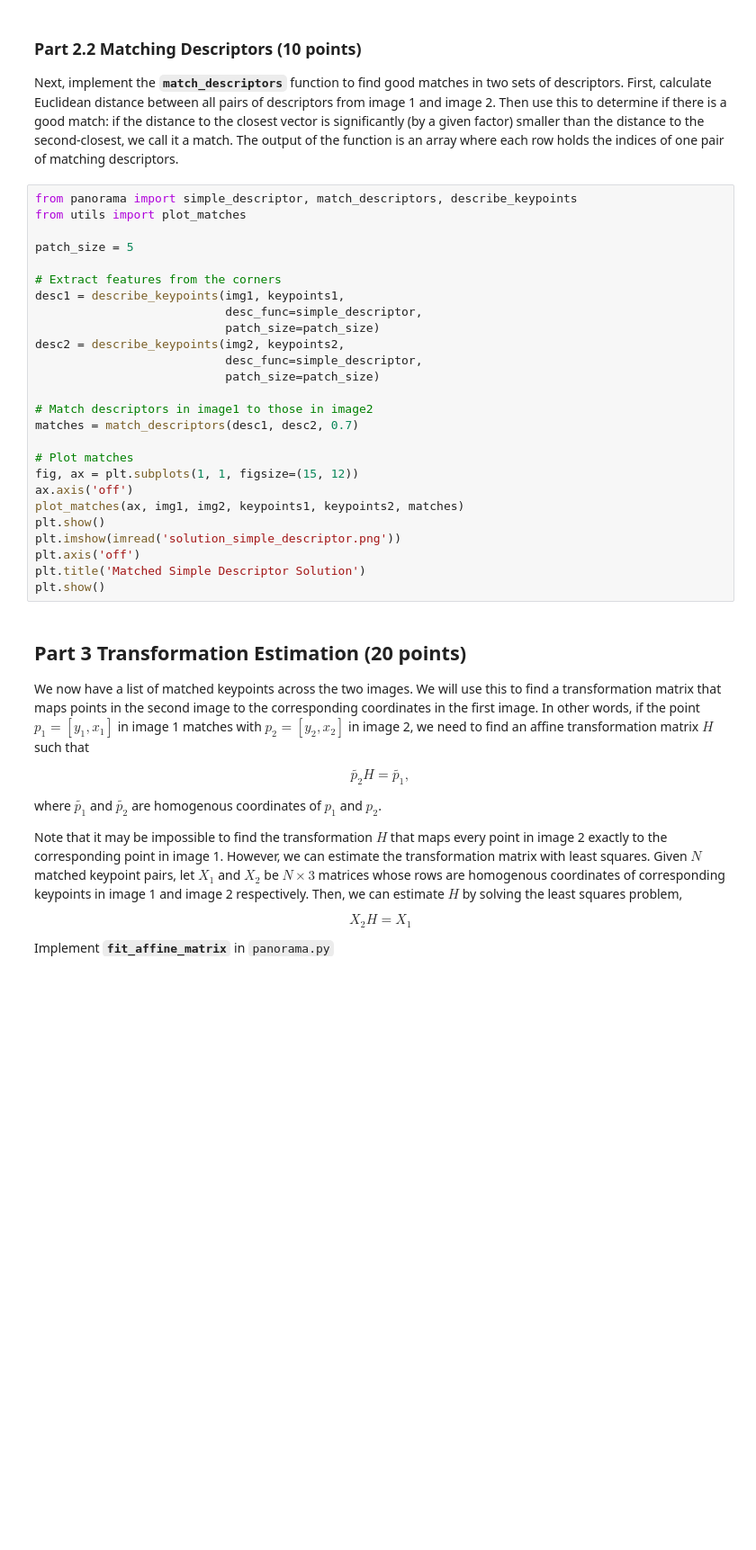
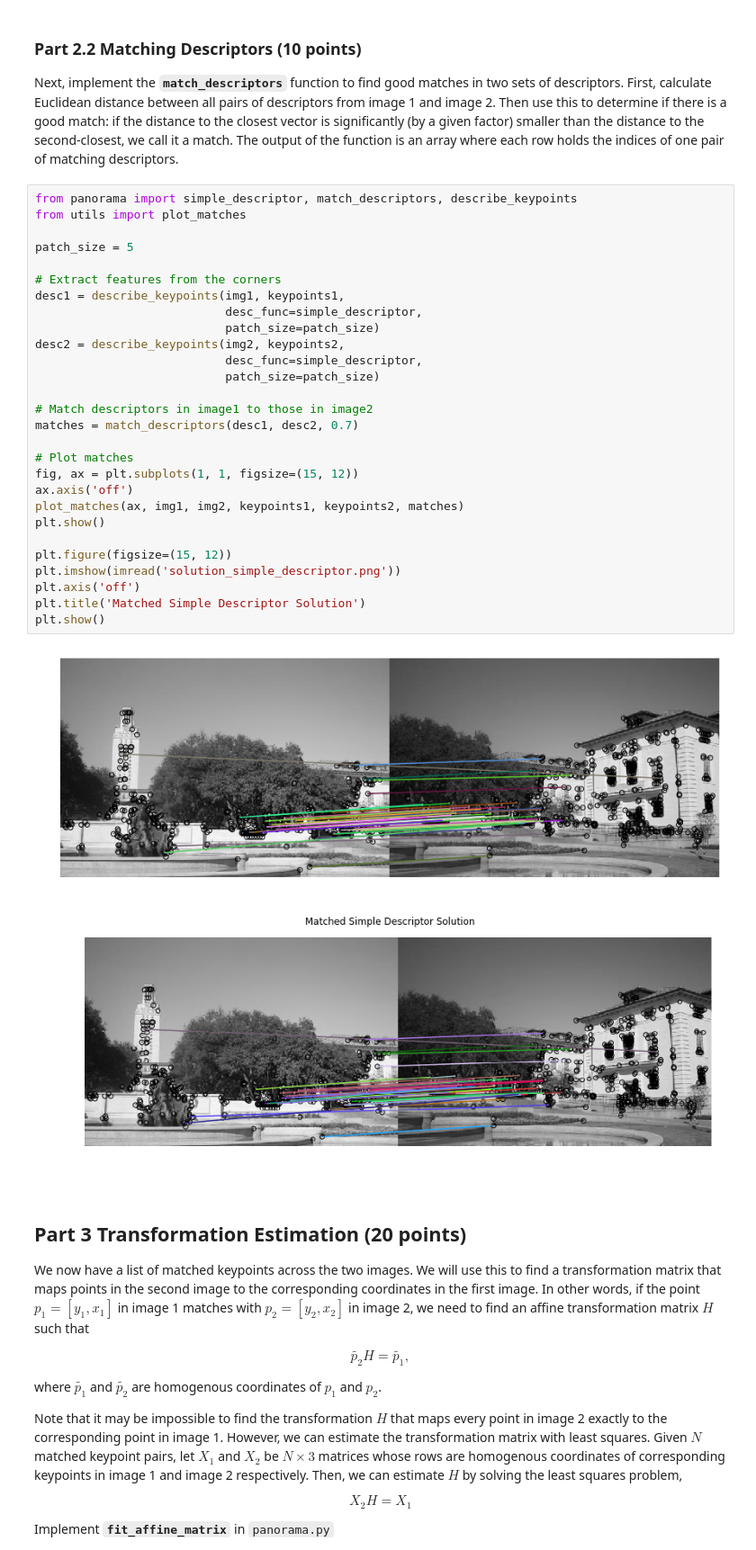
Before and after one commit to xuwd11/cs131_hws, a Jupyter notebook: hw3/hw3.ipynb, the cells around one changed output. Shown at 90% size. Drawn from its saved outputs; the diff is of its cells as text; blank space fills up the shorter version.

```diff
--- a/hw3/hw3.ipynb
+++ b/hw3/hw3.ipynb
@@ -131,29 +137,34 @@ Next, implement the **`match_descriptors`** function to find good matches in two
 # %%
 from panorama import simple_descriptor, match_descriptors, describe_keypoints
 from utils import plot_matches
 
 patch_size = 5
 
 # Extract features from the corners
 desc1 = describe_keypoints(img1, keypoints1,
                            desc_func=simple_descriptor,
                            patch_size=patch_size)
 desc2 = describe_keypoints(img2, keypoints2,
                            desc_func=simple_descriptor,
                            patch_size=patch_size)
 
 # Match descriptors in image1 to those in image2
 matches = match_descriptors(desc1, desc2, 0.7)
 
 # Plot matches
 fig, ax = plt.subplots(1, 1, figsize=(15, 12))
 ax.axis('off')
 plot_matches(ax, img1, img2, keypoints1, keypoints2, matches)
 plt.show()
+
+plt.figure(figsize=(15, 12))
 plt.imshow(imread('solution_simple_descriptor.png'))
 plt.axis('off')
 plt.title('Matched Simple Descriptor Solution')
 plt.show()
+# %% [output]
+[figure, added]
+[figure, added]
 # %% [markdown]
 ## Part 3 Transformation Estimation (20 points)
 
```
Also changed, not shown: parts of 16 cells of this notebook, 1 other file.
